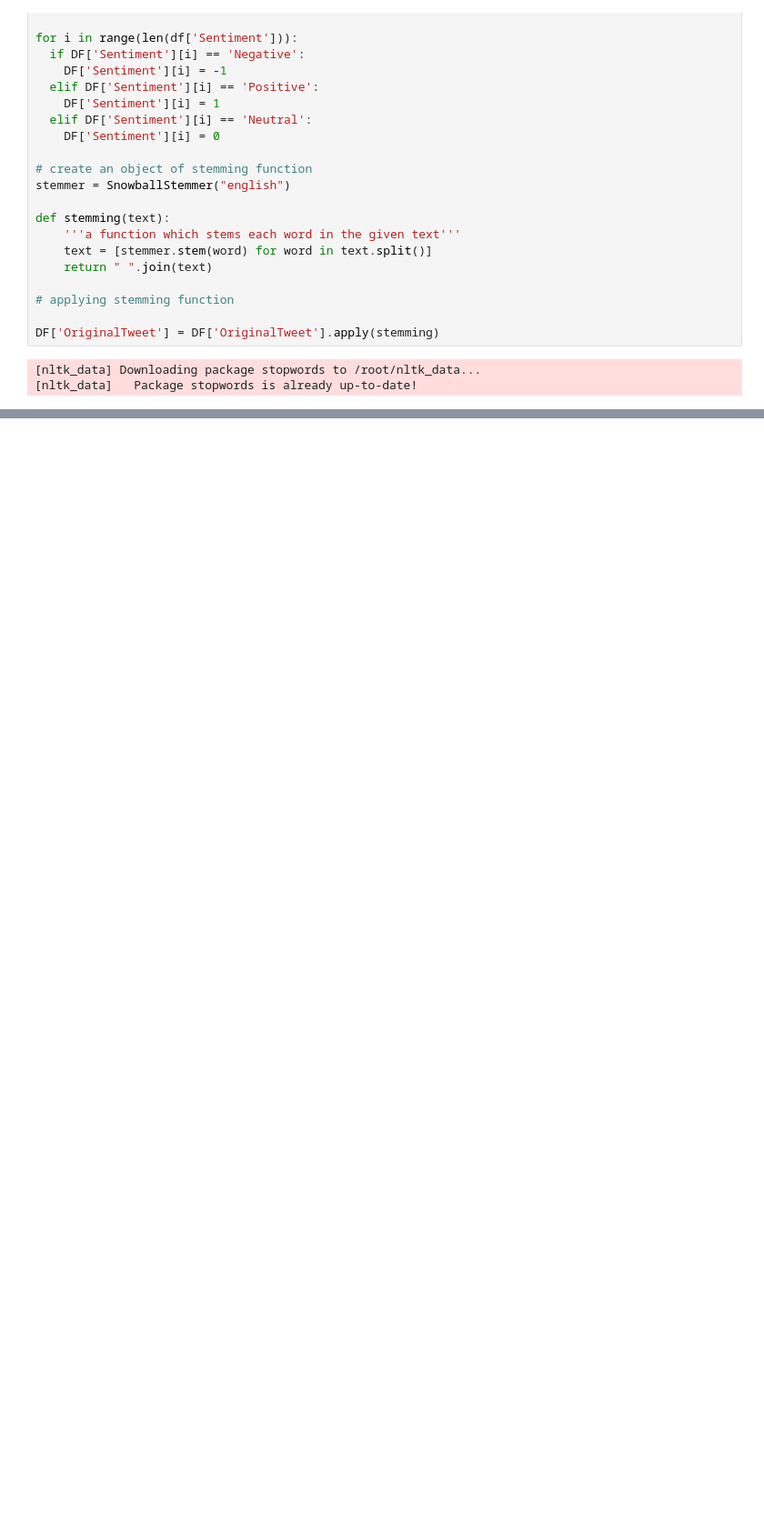
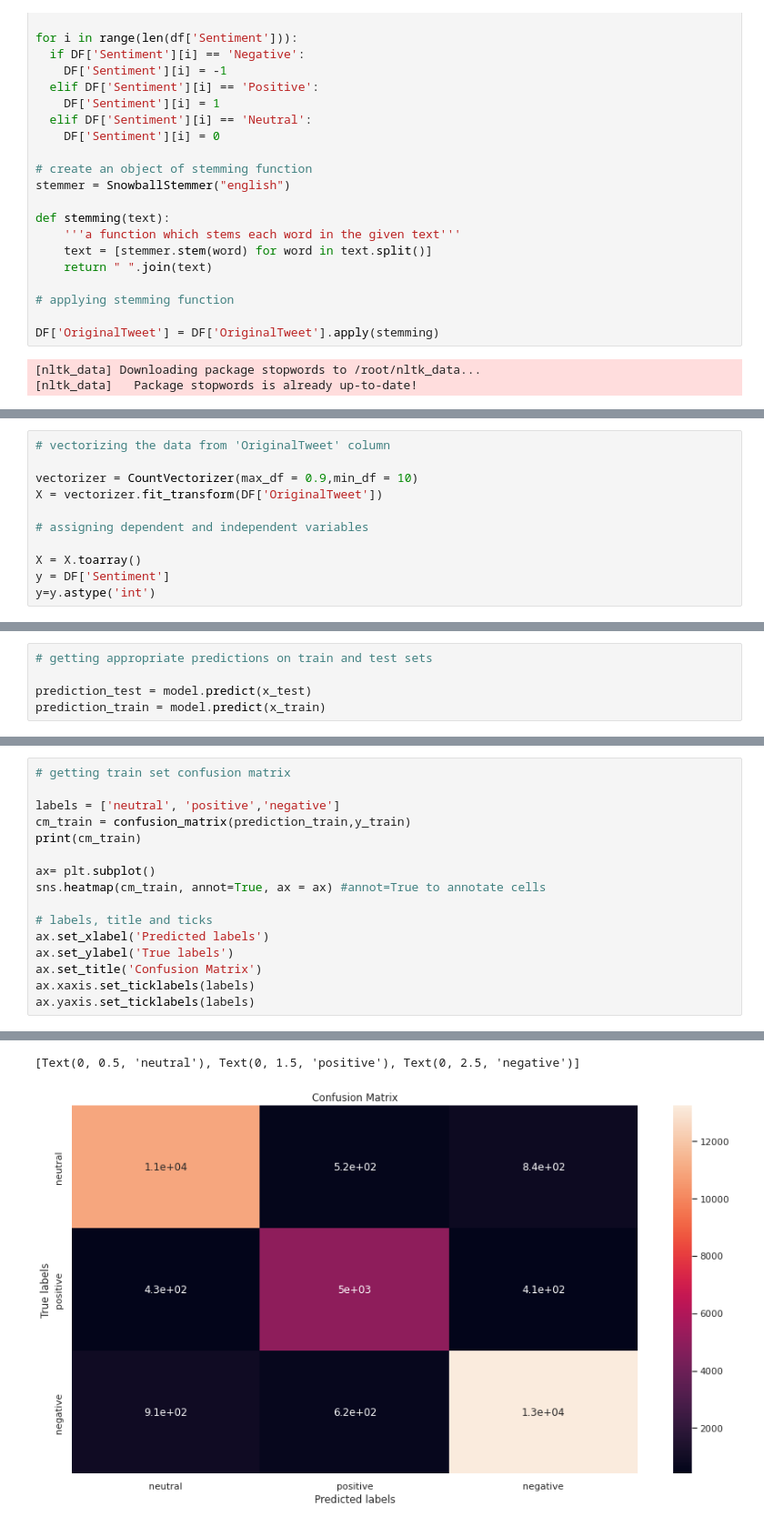
Before and after one commit to Ratnakar2022/Predicting-sentiment-of-COVID-19-tweets, a Jupyter notebook: Coronavirus_Tweet_Sentiment_Analysis_Capstone_Project.ipynb, the cells around one changed output, grey strips where cells are left out. Shown at 91% size. Saved outputs shown, nothing was run; the diff lists cells and outputs as text; blank space fills up the shorter version.

```diff
--- a/Coronavirus_Tweet_Sentiment_Analysis_Capstone_Project.ipynb
+++ b/Coronavirus_Tweet_Sentiment_Analysis_Capstone_Project.ipynb
@@ -714,0 +739,11 @@ DF['OriginalTweet'] = DF['OriginalTweet'].apply(stemming)
+# %%
+# vectorizing the data from 'OriginalTweet' column
+
+vectorizer = CountVectorizer(max_df = 0.9,min_df = 10)
+X = vectorizer.fit_transform(DF['OriginalTweet'])
+
+# assigning dependent and independent variables
+
+X = X.toarray()
+y = DF['Sentiment']
+y=y.astype('int')
@@ -714,0 +770,5 @@ DF['OriginalTweet'] = DF['OriginalTweet'].apply(stemming)
+# %%
+# getting appropriate predictions on train and test sets
+
+prediction_test = model.predict(x_test)
+prediction_train = model.predict(x_train)
@@ -714,0 +777,17 @@ DF['OriginalTweet'] = DF['OriginalTweet'].apply(stemming)
+# %%
+# getting train set confusion matrix
+
+labels = ['neutral', 'positive','negative']
+cm_train = confusion_matrix(prediction_train,y_train)
+print(cm_train)
+
+ax= plt.subplot()
+sns.heatmap(cm_train, annot=True, ax = ax) #annot=True to annotate cells
+
+# labels, title and ticks
+ax.set_xlabel('Predicted labels')
+ax.set_ylabel('True labels')
+ax.set_title('Confusion Matrix')
+ax.xaxis.set_ticklabels(labels)
+ax.yaxis.set_ticklabels(labels)
+# %% [output]
@@ -714,0 +797,2 @@ DF['OriginalTweet'] = DF['OriginalTweet'].apply(stemming)
+[Text(0, 0.5, 'neutral'), Text(0, 1.5, 'positive'), Text(0, 2.5, 'negative')]
+[figure, added]
```
Also changed, not shown: parts of 47 cells of this notebook.
